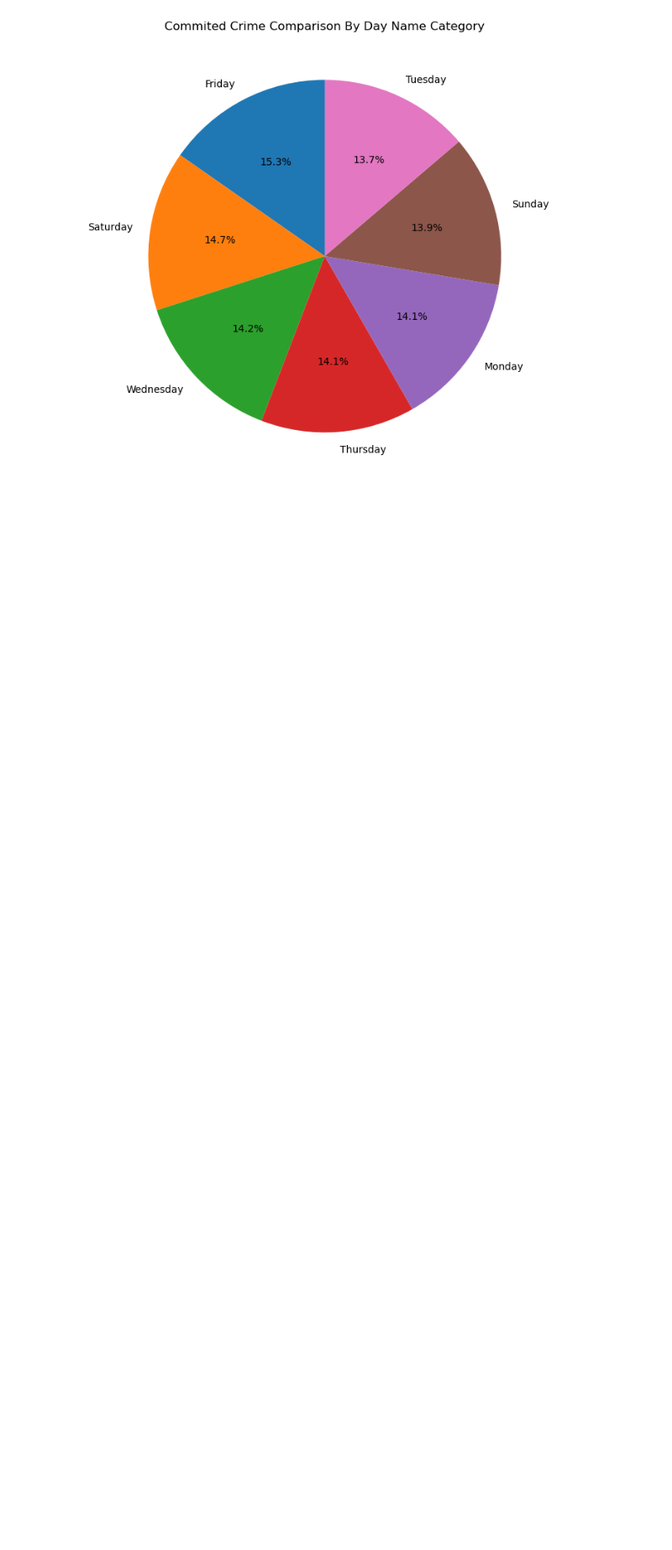
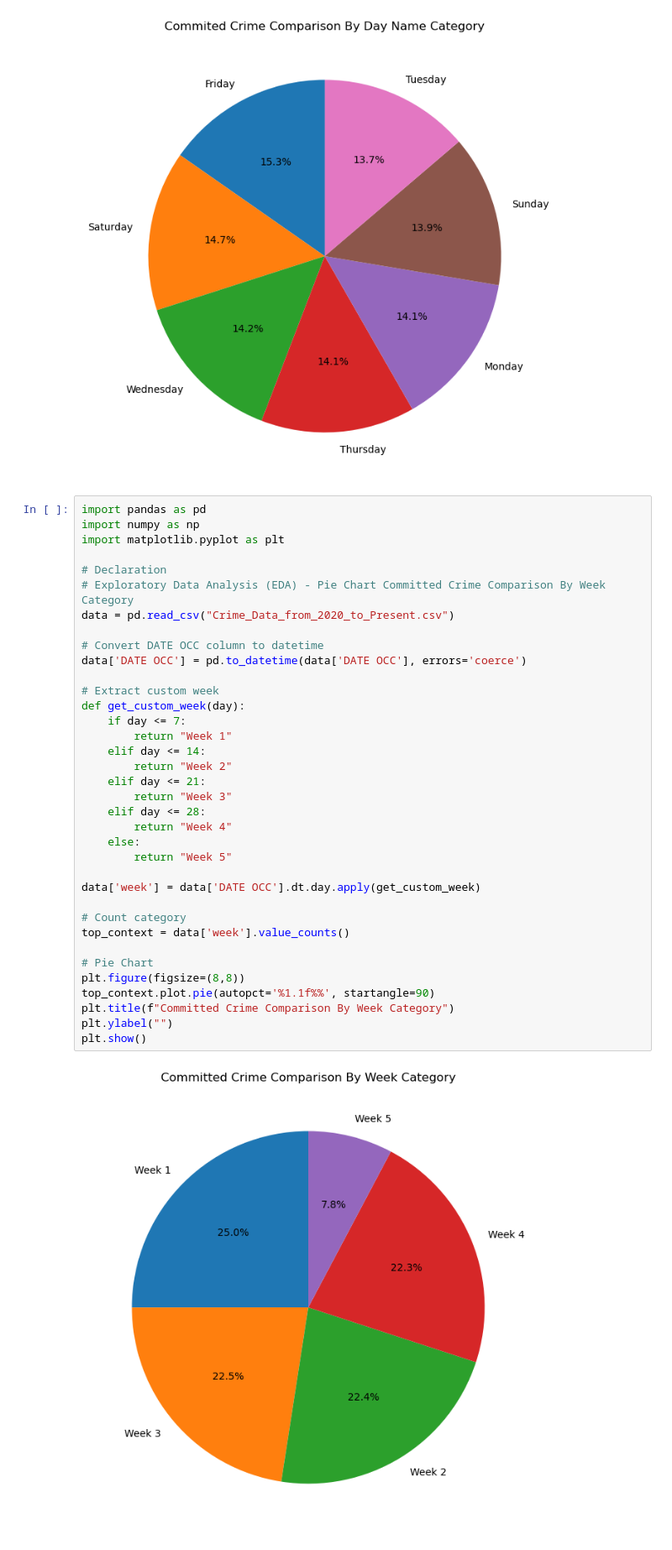
Before and after one commit to FlazeFy2/DS-Crime_Data_from_2020_to_Nov2025, a Jupyter notebook: exploratory data analysis-pie.ipynb, the cells around one changed output. Shown at 84% size. Saved outputs shown, nothing was run; the diff lists cells and outputs as text; blank space fills up the shorter version.

Commit message:
[DS] Exploratory Data Analysis (EDA) - Pie Chart Committed Crime Comparison By Week Category

```diff
--- a/exploratory data analysis-pie.ipynb
+++ b/exploratory data analysis-pie.ipynb
@@ -238,3 +238,41 @@ plt.ylabel("")
 plt.show()
 # %% [output]
 [figure]
+# %%
+import pandas as pd
+import numpy as np
+import matplotlib.pyplot as plt
+
+# Declaration
+# Exploratory Data Analysis (EDA) - Pie Chart Committed Crime Comparison By Week Category
+data = pd.read_csv("Crime_Data_from_2020_to_Present.csv")
+
+# Convert DATE OCC column to datetime
+data['DATE OCC'] = pd.to_datetime(data['DATE OCC'], errors='coerce')
+
+# Extract custom week
+def get_custom_week(day):
+    if day <= 7:
+        return "Week 1"
+    elif day <= 14:
+        return "Week 2"
+    elif day <= 21:
+        return "Week 3"
+    elif day <= 28:
+        return "Week 4"
+    else:
+        return "Week 5"
+
+data['week'] = data['DATE OCC'].dt.day.apply(get_custom_week)
+
+# Count category
+top_context = data['week'].value_counts()
+
+# Pie Chart
+plt.figure(figsize=(8,8))
+top_context.plot.pie(autopct='%1.1f%%', startangle=90)
+plt.title(f"Committed Crime Comparison By Week Category")
+plt.ylabel("")
+plt.show()
+# %% [output]
+[figure, added]
```
